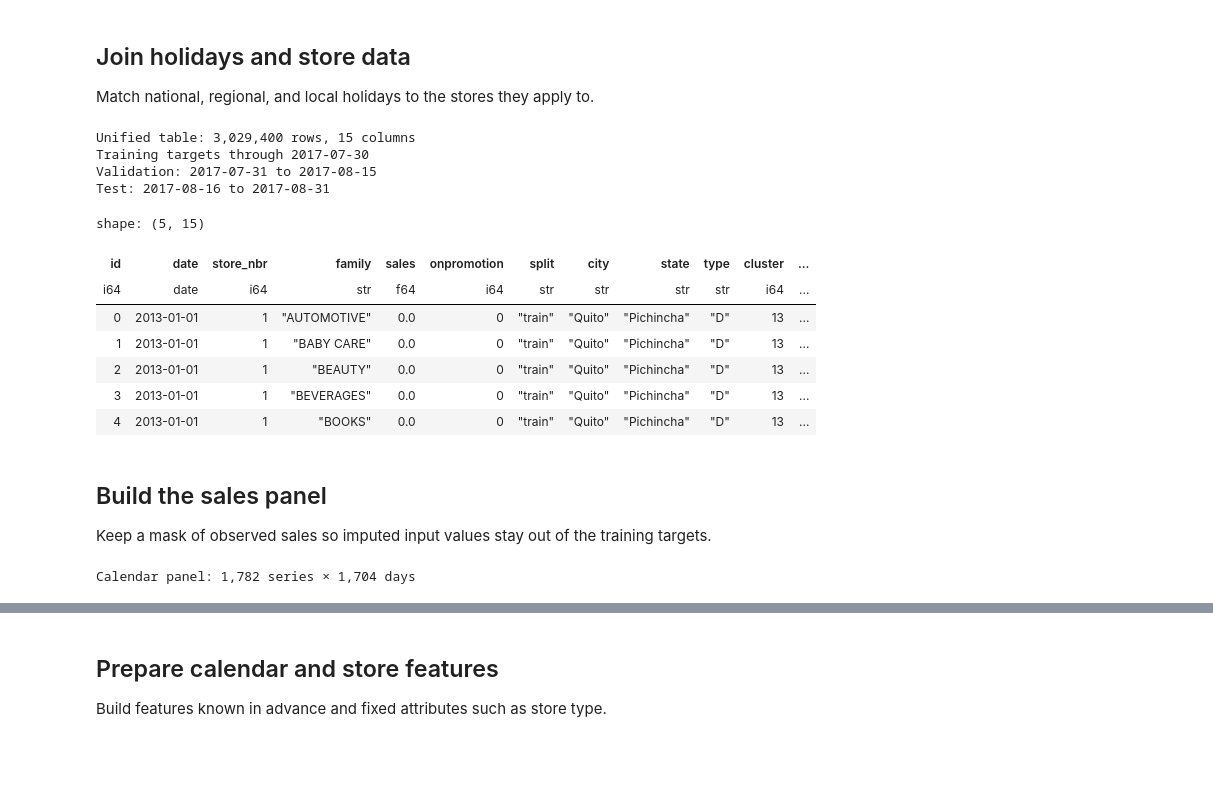
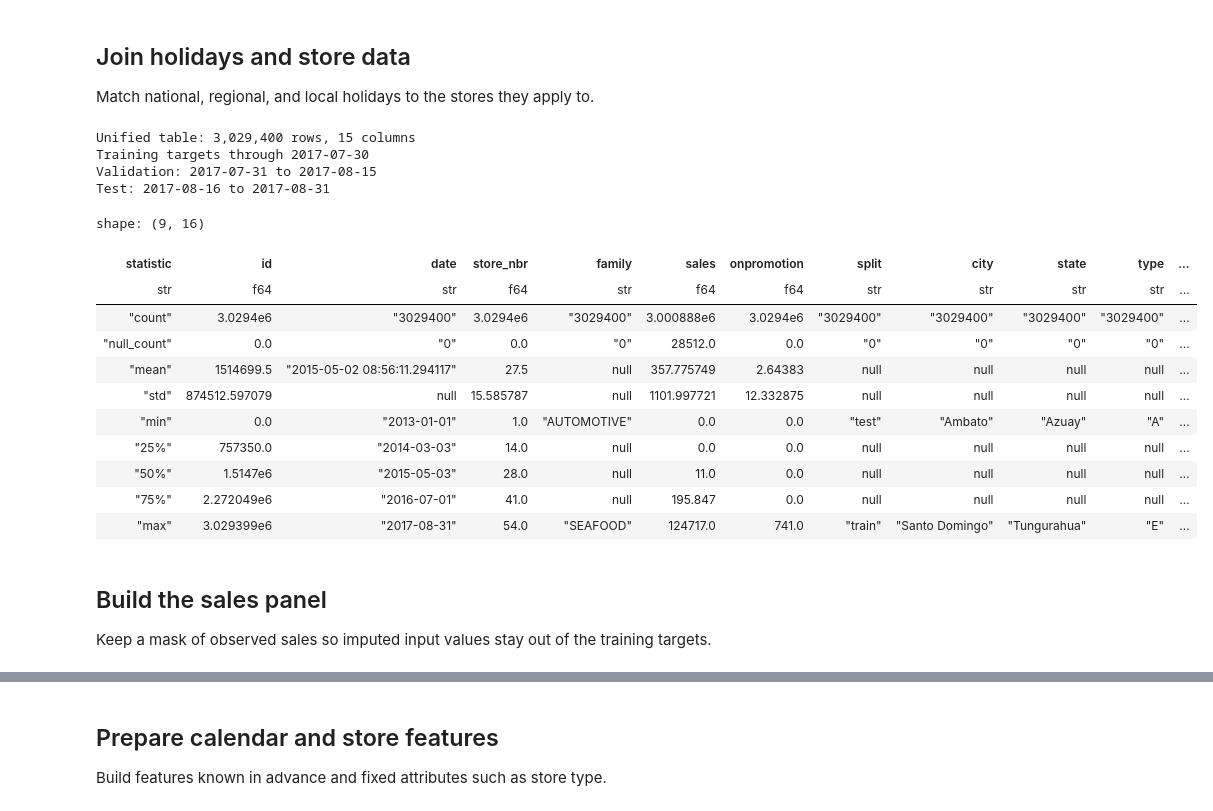
Before and after one commit to justapieop/yumeko, a Jupyter notebook: notebooks/DL_train.ipynb, the cells around one changed output, grey strips where cells are left out. Saved outputs shown, nothing was run; the diff lists cells and outputs as text; code cells hidden in the pictures; blank space fills up the shorter version.

```diff
--- a/notebooks/DL_train.ipynb
+++ b/notebooks/DL_train.ipynb
@@ -118,42 +124,47 @@ for scope, location in [("Regional", "state"), ("Local", "city")]:
         scheduled.filter(pl.col("locale") == scope)
         .join(stores.select("store_nbr", pl.col(location).alias("locale_name")), on="locale_name")
         .select(store_day + ["type"])
     )
 holiday_flags = pl.concat(holiday_rows).group_by(store_day).agg(
     pl.col("type").is_in(holiday_types).any().alias("holiday"),
     (pl.col("type") == "Work Day").any().alias("work_day"),
 )
 
 store_calendar = (
     stores.join(calendar, how="cross")
     .join(oil, on="date", how="left", validate="m:1")
     .join(transactions, on=store_day, how="left", validate="1:1")
     .join(holiday_flags, on=store_day, how="left", validate="1:1")
     .with_columns(pl.col("holiday", "work_day").fill_null(False))
     .sort(store_day)
 )
 unified = sales_rows.join(store_calendar, on=store_day, how="left", validate="m:1")
 assert unified.height == sales_rows.height
 assert unified.filter(pl.col("split") == "test")["sales"].null_count() == test.height
 
 print(f"Unified table: {unified.height:,} rows, {unified.width} columns")
 print(f"Training targets through {validation_start - timedelta(days=1)}")
 print(f"Validation: {validation_start} to {last_labeled_date}")
 print(f"Test: {test_dates[0]} to {test_dates[-1]}")
-unified.head()
+#unified.head()
+unified.describe()
 # %% [output]
 Unified table: 3,029,400 rows, 15 columns
 Training targets through 2017-07-30
 Validation: 2017-07-31 to 2017-08-15
 Test: 2017-08-16 to 2017-08-31
-shape: (5, 15)
+shape: (9, 16)
-| id | date | store_nbr | family | sales | onpromotion | split | city | state | type | cluster | ... |
-| i64 | date | i64 | str | f64 | i64 | str | str | str | str | i64 | ... |
-| 0 | 2013-01-01 | 1 | "AUTOMOTIVE" | 0.0 | 0 | "train" | "Quito" | "Pichincha" | "D" | 13 | ... |
-| 1 | 2013-01-01 | 1 | "BABY CARE" | 0.0 | 0 | "train" | "Quito" | "Pichincha" | "D" | 13 | ... |
-| 2 | 2013-01-01 | 1 | "BEAUTY" | 0.0 | 0 | "train" | "Quito" | "Pichincha" | "D" | 13 | ... |
-| 3 | 2013-01-01 | 1 | "BEVERAGES" | 0.0 | 0 | "train" | "Quito" | "Pichincha" | "D" | 13 | ... |
-| 4 | 2013-01-01 | 1 | "BOOKS" | 0.0 | 0 | "train" | "Quito" | "Pichincha" | "D" | 13 | ... |
+| statistic | id | date | store_nbr | family | sales | onpromotion | split | city | state | type | ... |
+| str | f64 | str | f64 | str | f64 | f64 | str | str | str | str | ... |
+| "count" | 3.0294e6 | "3029400" | 3.0294e6 | "3029400" | 3.000888e6 | 3.0294e6 | "3029400" | "3029400" | "3029400" | "3029400" | ... |
+| "null_count" | 0.0 | "0" | 0.0 | "0" | 28512.0 | 0.0 | "0" | "0" | "0" | "0" | ... |
+| "mean" | 1514699.5 | "2015-05-02 08:56:11.294117" | 27.5 | null | 357.775749 | 2.64383 | null | null | null | null | ... |
+| "std" | 874512.597079 | null | 15.585787 | null | 1101.997721 | 12.332875 | null | null | null | null | ... |
+| "min" | 0.0 | "2013-01-01" | 1.0 | "AUTOMOTIVE" | 0.0 | 0.0 | "test" | "Ambato" | "Azuay" | "A" | ... |
+| "25%" | 757350.0 | "2014-03-03" | 14.0 | null | 0.0 | 0.0 | null | null | null | null | ... |
+| "50%" | 1.5147e6 | "2015-05-03" | 28.0 | null | 11.0 | 0.0 | null | null | null | null | ... |
+| "75%" | 2.272049e6 | "2016-07-01" | 41.0 | null | 195.847 | 0.0 | null | null | null | null | ... |
+| "max" | 3.029399e6 | "2017-08-31" | 54.0 | "SEAFOOD" | 124717.0 | 741.0 | "train" | "Santo Domingo" | "Tungurahua" | "E" | ... |
 # %% [markdown]
 ## Build the sales panel
 
@@ -182,42 +193,3 @@ def tensor(values, dtype=None):
 panel_shape = (series_count, day_count)
 log_sales = tensor(panel["sales"].fill_null(0).log1p().to_numpy().reshape(panel_shape), torch.float32)
 sales_observed = tensor(panel["sales"].is_not_null().to_numpy().reshape(panel_shape))
-
-
-def earlier_mean(values):
-    count = values.is_not_null().cast(pl.UInt32).cum_sum()
-    total = values.cast(pl.Float64).fill_null(0).cum_sum()
-    return pl.when(count > 0).then(total / count).shift(1)
-
-
-def same_weekday_sales_history():
-    sales = pl.col("sales")
-    weekday_mean = (
-        sales.rolling_mean(baseline_weeks, min_samples=1).shift(1)
-        .over(series_columns + ["weekday"], order_by="date")
-    )
-    series_mean = earlier_mean(sales).over(series_columns, order_by="date")
-    filled = (
-        panel.with_columns(pl.col("date").dt.weekday().alias("weekday"))
-        .select(
-            pl.when(pl.col("date") < test_start)
-            .then(pl.coalesce(sales, weekday_mean, series_mean))
-            .otherwise(None)
-            .fill_null(0)
-            .log1p()
-        )
-    )
-    return tensor(filled.to_numpy().reshape(panel_shape), torch.float32)
-
-
-sales_history = same_weekday_sales_history() if impute_missing_inputs else log_sales
-log_promotions = tensor(
-    panel["onpromotion"].fill_null(0).log1p().to_numpy().reshape(panel_shape), torch.float32
-)
-series_store_idx = tensor(series_store.to_numpy(), torch.long)
-
-assert sales_observed[:, split_day:test_day].all()
-assert not sales_observed[:, test_day:].any()
-print(f"Calendar panel: {series_count:,} series × {day_count:,} days")
-# %% [output]
-Calendar panel: 1,782 series × 1,704 days
```
Also changed, not shown: parts of 19 cells of this notebook.
